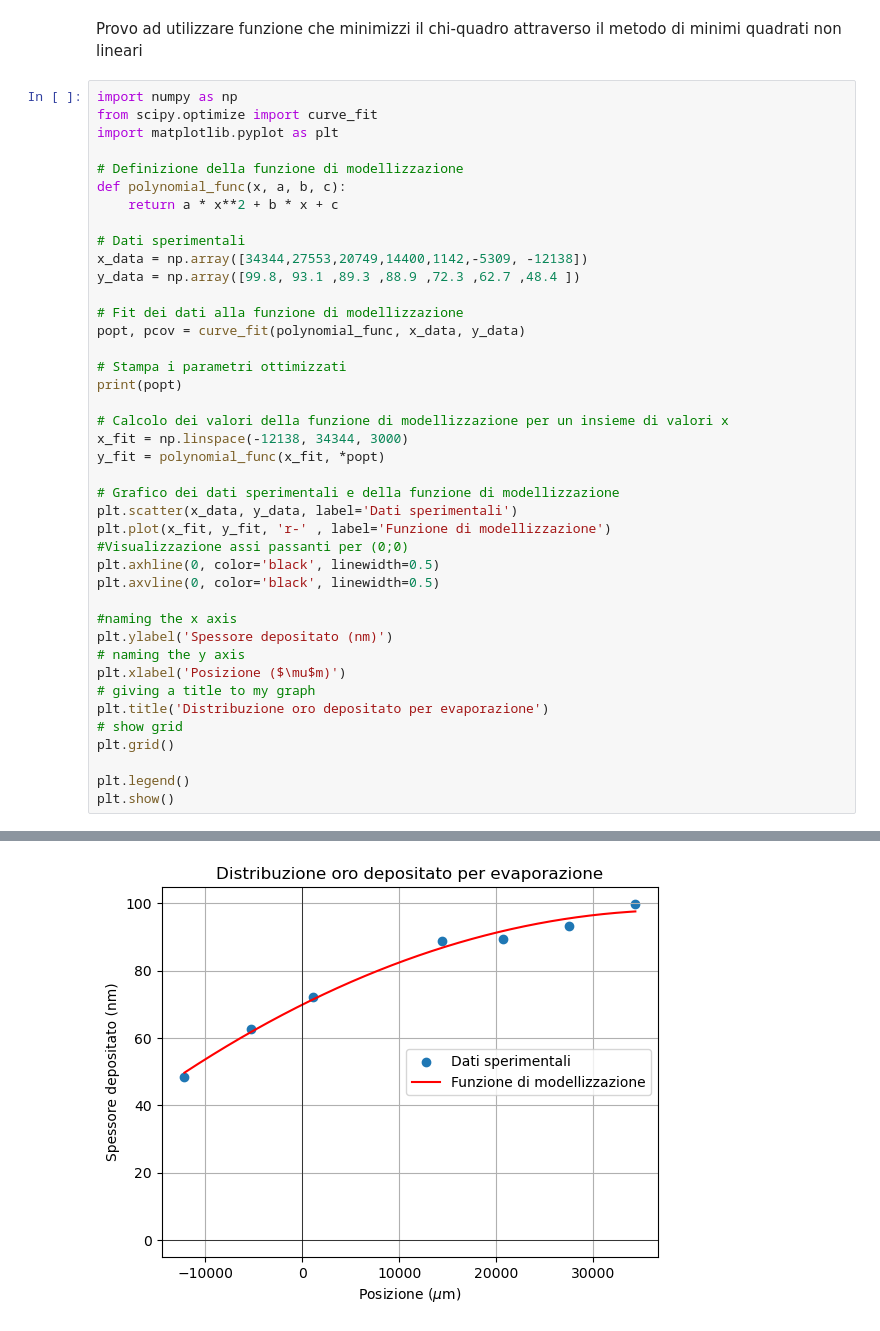
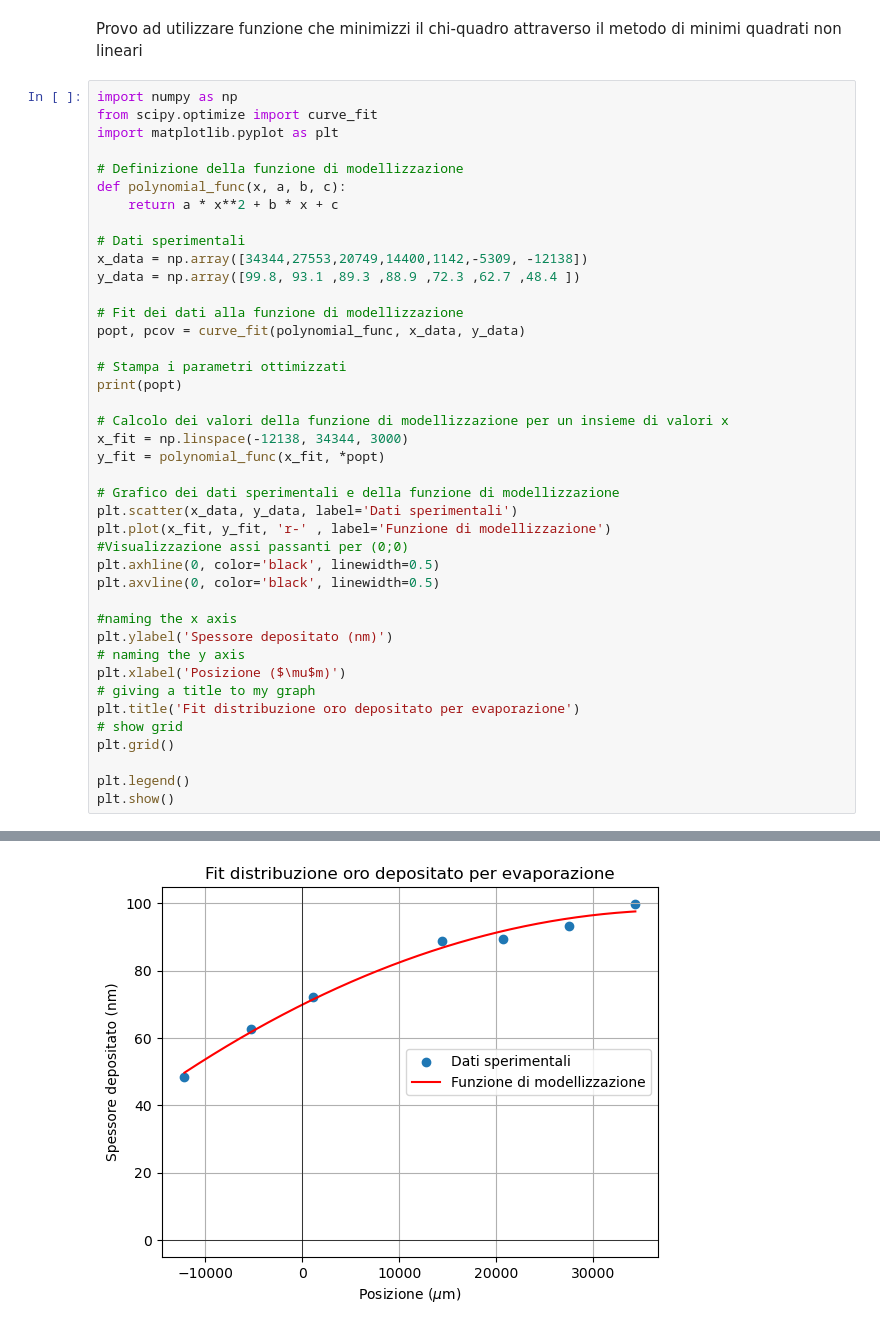
Before and after one commit to RandDouble/lab_mat, a Jupyter notebook: grafici_spettri.ipynb, the cells around one changed output, grey strips where cells are left out. Saved outputs shown, nothing was run; the diff lists cells and outputs as text.

```diff
--- a/grafici_spettri.ipynb
+++ b/grafici_spettri.ipynb
@@ -306,32 +306,32 @@ y_data = np.array([99.8, 93.1 ,89.3 ,88.9 ,72.3 ,62.7 ,48.4 ])
 
 # Fit dei dati alla funzione di modellizzazione
 popt, pcov = curve_fit(polynomial_func, x_data, y_data)
 
 # Stampa i parametri ottimizzati
 print(popt)
 
 # Calcolo dei valori della funzione di modellizzazione per un insieme di valori x
 x_fit = np.linspace(-12138, 34344, 3000)
 y_fit = polynomial_func(x_fit, *popt)
 
 # Grafico dei dati sperimentali e della funzione di modellizzazione
 plt.scatter(x_data, y_data, label='Dati sperimentali')
 plt.plot(x_fit, y_fit, 'r-' , label='Funzione di modellizzazione')
 #Visualizzazione assi passanti per (0;0)
 plt.axhline(0, color='black', linewidth=0.5)
 plt.axvline(0, color='black', linewidth=0.5)
 
 #naming the x axis
 plt.ylabel('Spessore depositato (nm)')
 # naming the y axis
 plt.xlabel('Posizione ($\mu$m)')
 # giving a title to my graph
-plt.title('Distribuzione oro depositato per evaporazione')
+plt.title('Fit distribuzione oro depositato per evaporazione')
 # show grid
 plt.grid()
 
 plt.legend()
 plt.show()
 # %% [output]
 [-1.84008818e-08  1.43886902e-03  6.98555562e+01]
-[figure, old version]
+[figure, new version]
```
